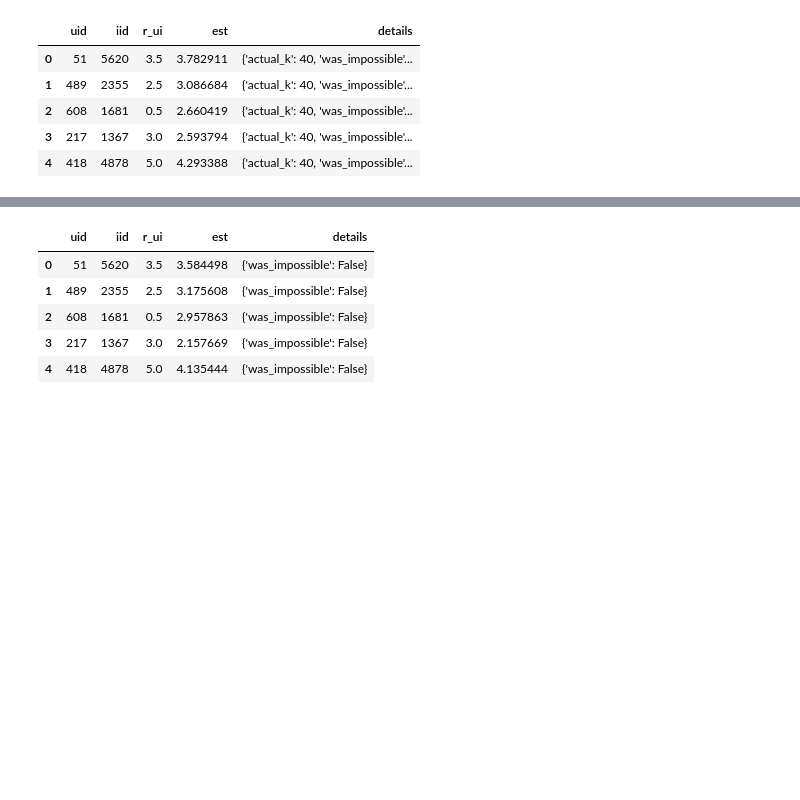
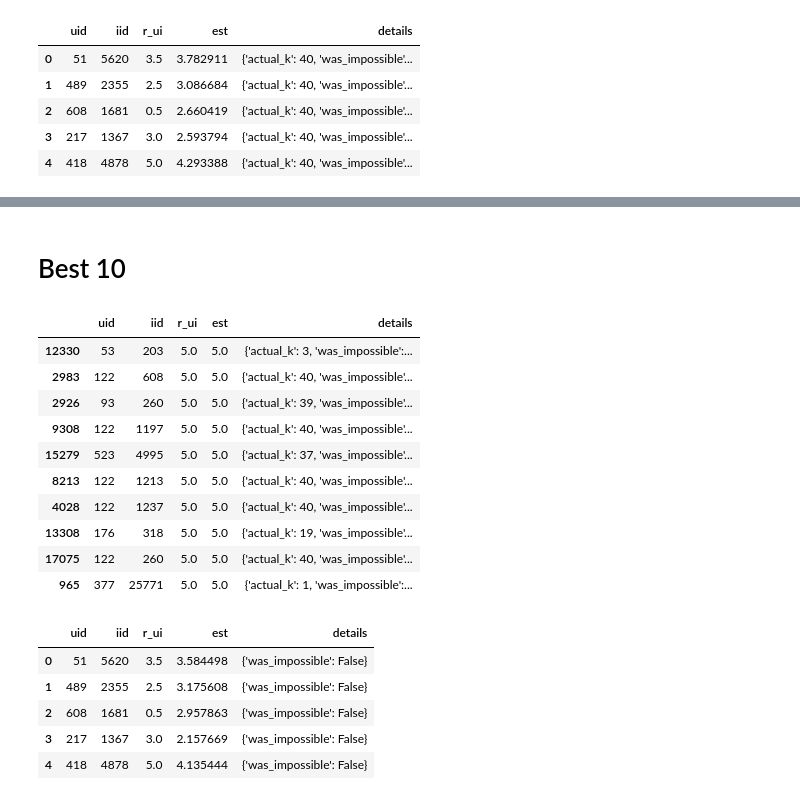
Before and after one commit to wheremagichappens/an.dy, a Jupyter notebook: data612/proj 4/data612-proj4-submit.group..ipynb, the cells around one changed output, grey strips where cells are left out. Saved outputs shown, nothing was run; the diff lists cells and outputs as text; code cells hidden in the pictures; blank space fills up the shorter version.

```diff
--- a/data612/proj 4/data612-proj4-submit.group..ipynb
+++ b/data612/proj 4/data612-proj4-submit.group..ipynb
@@ -267,3 +319,19 @@ prediction_df_2.head()
+# %% [markdown]
+# Best 10
+# %%
+prediction_df_2.iloc[top_10.index]
+# %% [output]
+|  | uid | iid | r_ui | est | details |
+| 12330 | 53 | 203 | 5.0 | 5.0 | {'actual_k': 3, 'was_impossible':... |
+| 2983 | 122 | 608 | 5.0 | 5.0 | {'actual_k': 40, 'was_impossible'... |
+| 2926 | 93 | 260 | 5.0 | 5.0 | {'actual_k': 39, 'was_impossible'... |
+| 9308 | 122 | 1197 | 5.0 | 5.0 | {'actual_k': 40, 'was_impossible'... |
+| 15279 | 523 | 4995 | 5.0 | 5.0 | {'actual_k': 37, 'was_impossible'... |
+| 8213 | 122 | 1213 | 5.0 | 5.0 | {'actual_k': 40, 'was_impossible'... |
+| 4028 | 122 | 1237 | 5.0 | 5.0 | {'actual_k': 40, 'was_impossible'... |
+| 13308 | 176 | 318 | 5.0 | 5.0 | {'actual_k': 19, 'was_impossible'... |
+| 17075 | 122 | 260 | 5.0 | 5.0 | {'actual_k': 40, 'was_impossible'... |
+| 965 | 377 | 25771 | 5.0 | 5.0 | {'actual_k': 1, 'was_impossible':... |
 # %%
 prediction_df_3 = pd.DataFrame(predictions_svd)
 prediction_df_3.head()
```
Also changed, not shown: parts of 10 cells of this notebook.
